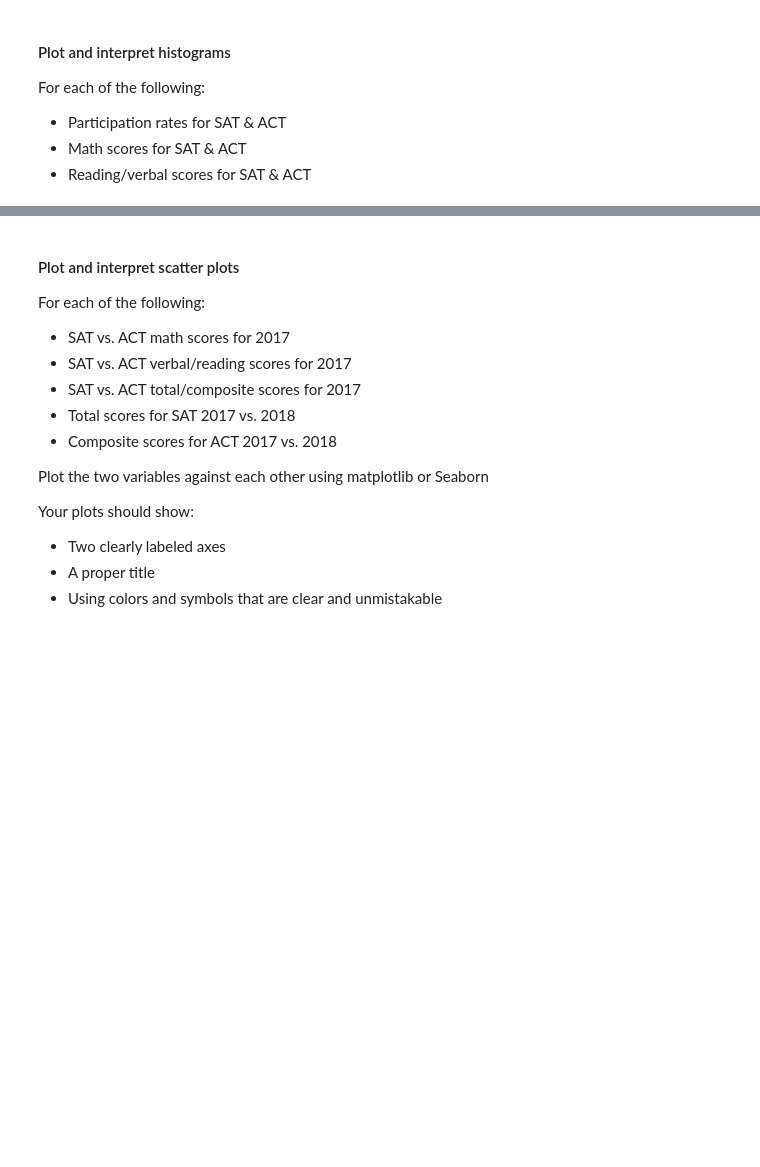
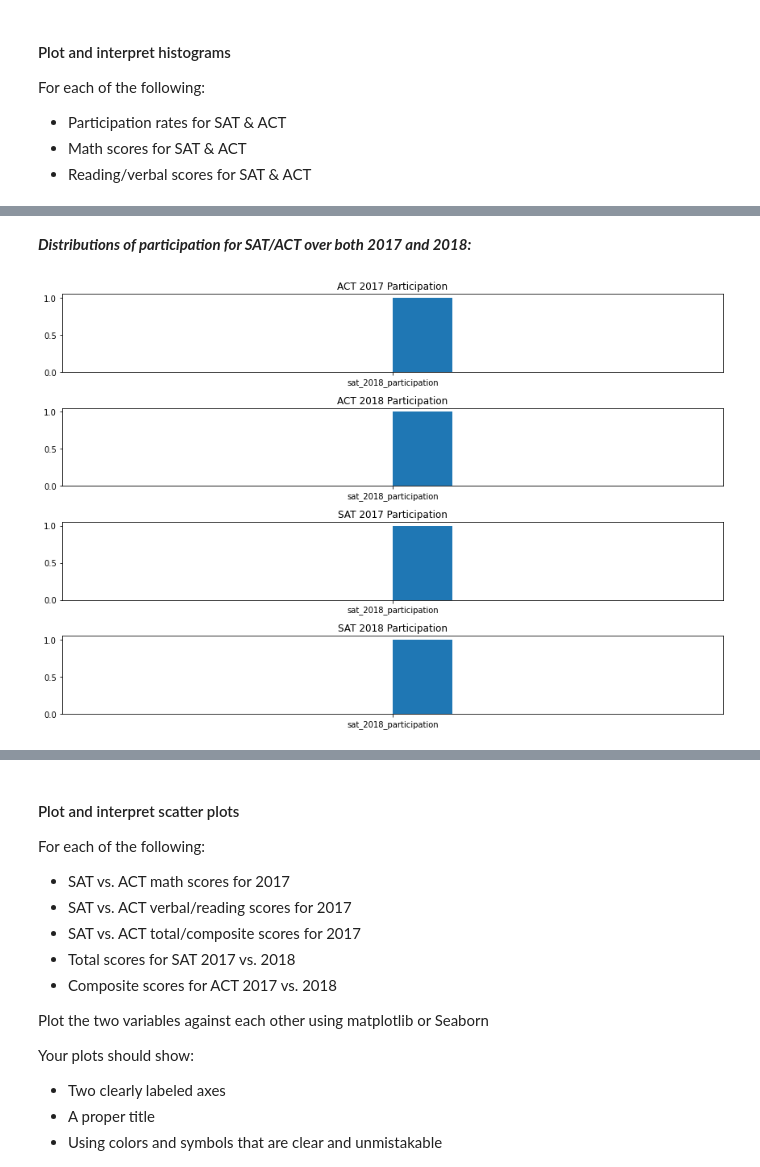
Before and after one commit to patruq/act-sat-performance, a Jupyter notebook: code/starter-code.ipynb, the cells around one changed output, grey strips where cells are left out. Cells and saved outputs as stored; diff of their text form; code cells hidden in the pictures; blank space fills up the shorter version.

```diff
--- a/code/starter-code.ipynb
+++ b/code/starter-code.ipynb
@@ -803,0 +918,24 @@ For each of the following:
+# %% [markdown]
+***Distributions of participation for SAT/ACT over both 2017 and 2018:***
+# %%
+plt.figure(figsize=(12, 8))
+
+ax1 = plt.subplot(4, 1, 1)
+ax1.set_title("ACT 2017 Participation")
+ax1.hist("act_2017_participation")
+
+ax2 = plt.subplot(4, 1, 2, sharex=ax1)  # sharex, as the values have the same possible ranges
+ax2.set_title("ACT 2018 Participation")
+ax2.hist("act_2018_participation")
+
+ax3 = plt.subplot(4, 1, 3, sharex=ax1)
+ax3.set_title("SAT 2017 Participation")
+ax3.hist("sat_2017_participation")
+
+ax4 = plt.subplot(4, 1, 4, sharex=ax1)
+ax4.set_title("SAT 2018 Participation")
+ax4.hist("sat_2018_participation")
+
+plt.tight_layout();
+# %% [output]
+[figure, added]
```
Also changed, not shown: parts of 37 cells of this notebook, 1 other file.
